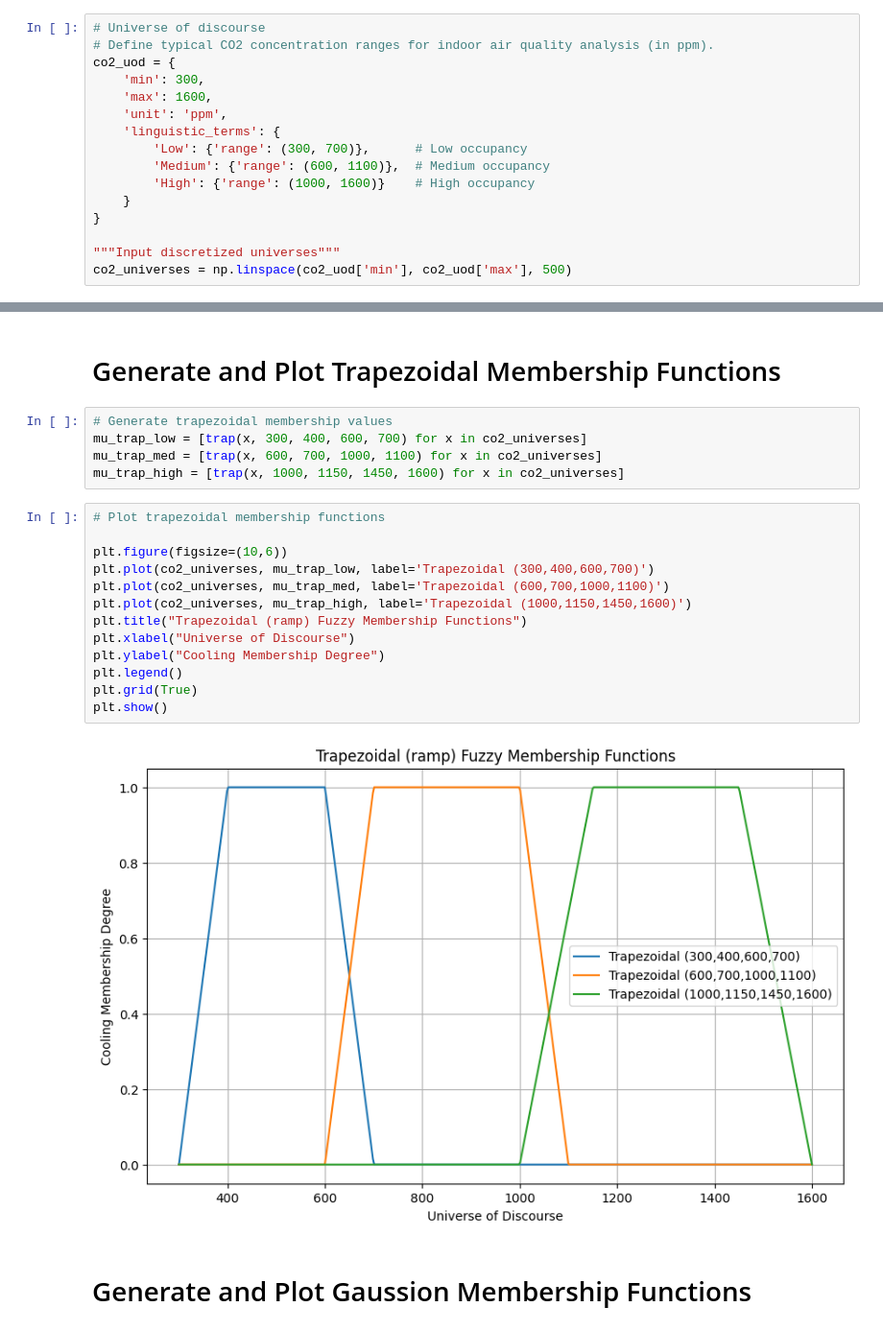
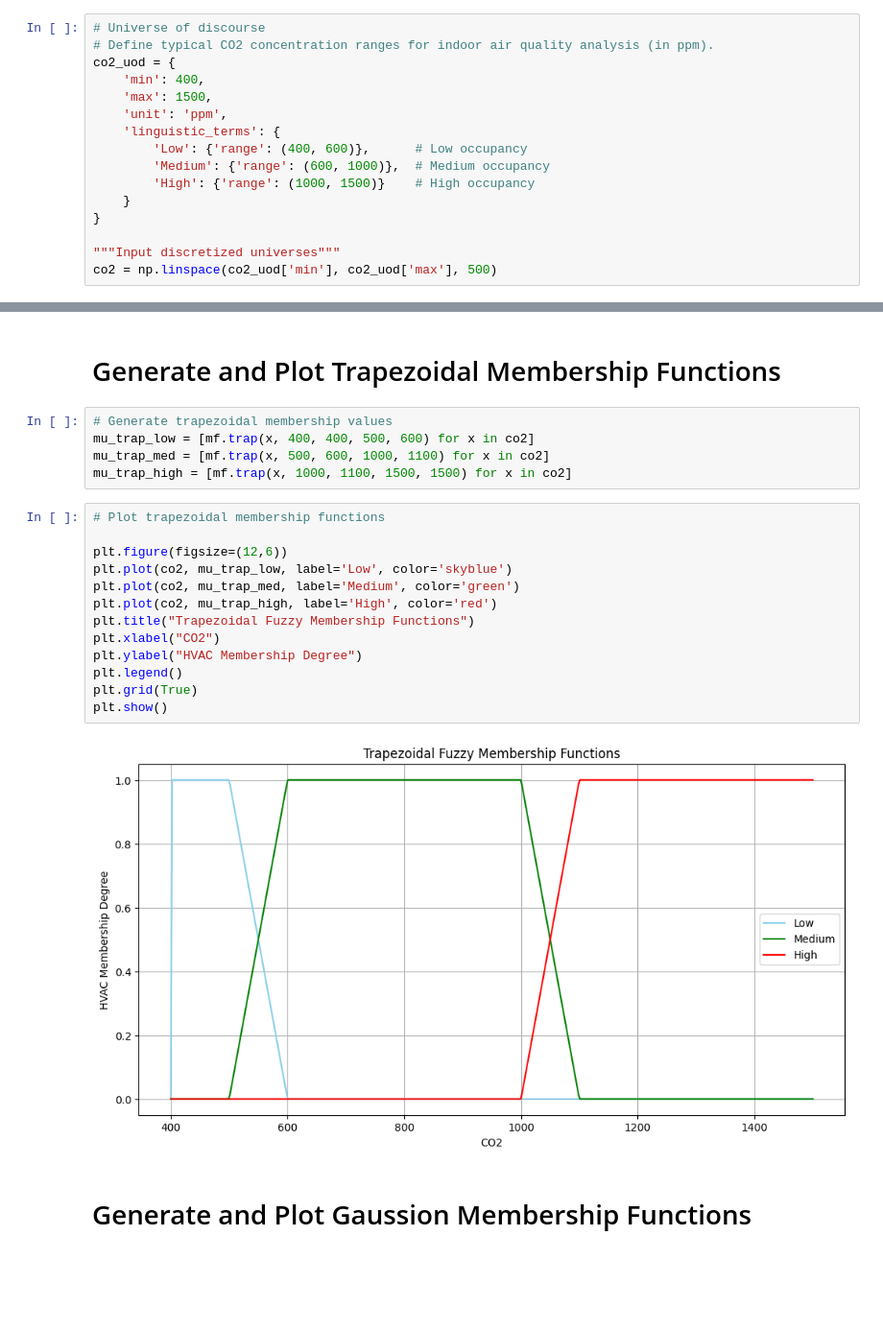
Before and after one commit to everhettoo/fl-hvac-control, a Jupyter notebook: notebooks/3_explore_co2_membership.ipynb, the cells around one changed output, grey strips where cells are left out. Shown at 96% size. Saved outputs shown, nothing was run; the diff lists cells and outputs as text; blank space fills up the shorter version.

```diff
--- a/notebooks/3_explore_co2_membership.ipynb
+++ b/notebooks/3_explore_co2_membership.ipynb
@@ -28,18 +24,18 @@ import pandas as pd
 # Universe of discourse
 # Define typical CO2 concentration ranges for indoor air quality analysis (in ppm).
 co2_uod = {
-    'min': 300,
-    'max': 1600,
+    'min': 400,
+    'max': 1500,
     'unit': 'ppm',
     'linguistic_terms': {
-        'Low': {'range': (300, 700)},      # Low occupancy
-        'Medium': {'range': (600, 1100)},  # Medium occupancy
-        'High': {'range': (1000, 1600)}    # High occupancy
+        'Low': {'range': (400, 600)},      # Low occupancy
+        'Medium': {'range': (600, 1000)},  # Medium occupancy
+        'High': {'range': (1000, 1500)}    # High occupancy
     }
 }
 
 """Input discretized universes"""
-co2_universes = np.linspace(co2_uod['min'], co2_uod['max'], 500)
+co2 = np.linspace(co2_uod['min'], co2_uod['max'], 500)
 # %% [markdown]
 # Generate and Plot Increasing Membership Functions
 # %%
@@ -110,24 +106,24 @@ plt.show()
 # Generate and Plot Trapezoidal Membership Functions
 # %%
 # Generate trapezoidal membership values
-mu_trap_low = [trap(x, 300, 400, 600, 700) for x in co2_universes]
-mu_trap_med = [trap(x, 600, 700, 1000, 1100) for x in co2_universes]
-mu_trap_high = [trap(x, 1000, 1150, 1450, 1600) for x in co2_universes]
+mu_trap_low = [mf.trap(x, 400, 400, 500, 600) for x in co2]
+mu_trap_med = [mf.trap(x, 500, 600, 1000, 1100) for x in co2]
+mu_trap_high = [mf.trap(x, 1000, 1100, 1500, 1500) for x in co2]
 # %%
 # Plot trapezoidal membership functions
 
-plt.figure(figsize=(10,6))
-plt.plot(co2_universes, mu_trap_low, label='Trapezoidal (300,400,600,700)')
-plt.plot(co2_universes, mu_trap_med, label='Trapezoidal (600,700,1000,1100)')
-plt.plot(co2_universes, mu_trap_high, label='Trapezoidal (1000,1150,1450,1600)')
-plt.title("Trapezoidal (ramp) Fuzzy Membership Functions")
-plt.xlabel("Universe of Discourse")
-plt.ylabel("Cooling Membership Degree")
+plt.figure(figsize=(12,6))
+plt.plot(co2, mu_trap_low, label='Low', color='skyblue')
+plt.plot(co2, mu_trap_med, label='Medium', color='green')
+plt.plot(co2, mu_trap_high, label='High', color='red')
+plt.title("Trapezoidal Fuzzy Membership Functions")
+plt.xlabel("CO2")
+plt.ylabel("HVAC Membership Degree")
 plt.legend()
 plt.grid(True)
 plt.show()
 # %% [output]
-[figure, old version]
+[figure, new version]
 # %% [markdown]
 # Generate and Plot Gaussion Membership Functions
 # %%
```
Also changed, not shown: parts of 13 cells of this notebook, 11 other files.
